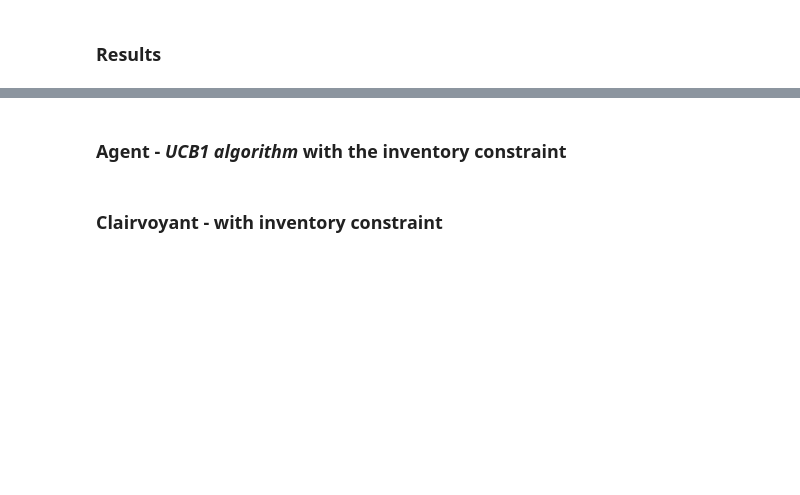
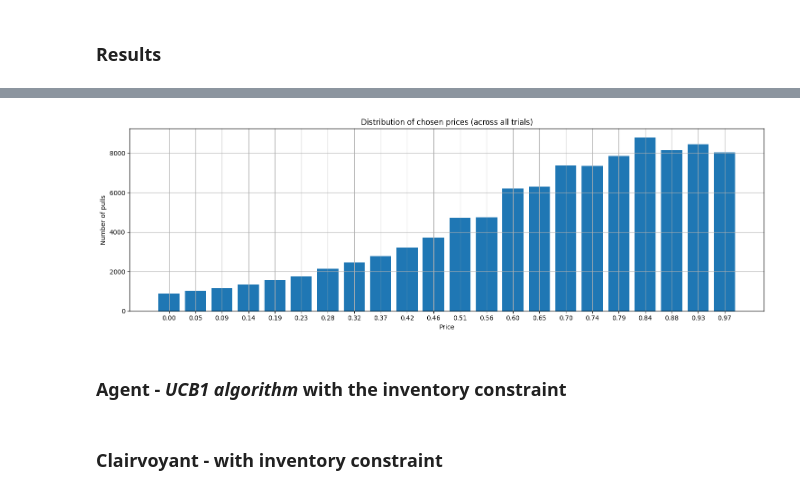
Before and after one commit to FabioFloris02/OLA2025_Floris_Sonzini_Parenti_Singh_Gottschling, a Jupyter notebook: requirement_1.ipynb, the cells around one changed output, grey strips where cells are left out. Cells and saved outputs as stored; diff of their text form; code cells hidden in the pictures; blank space fills up the shorter version.

```diff
--- a/requirement_1.ipynb
+++ b/requirement_1.ipynb
@@ -175,3 +176,20 @@ plt.show()
+# %%
+from collections import Counter
+
+price_counts = Counter(prices_arr)
+sorted_prices = sorted(price_counts)
+counts = [price_counts[p] for p in sorted_prices]
+
+plt.figure(figsize=(15, 5))
+plt.bar([f"{p:.2f}" for p in sorted_prices], counts)
+plt.xlabel("Price")
+plt.ylabel("Number of pulls")
+plt.title("Distribution of chosen prices (across all trials)")
+plt.grid(True)
+plt.tight_layout()
+plt.show()
+# %% [output]
+[figure, added]
 # %% [markdown]
 ### Agent - *UCB1 algorithm* **with the inventory constraint**
 # %%
```
Also changed, not shown: parts of 7 cells of this notebook, 4 other files.
